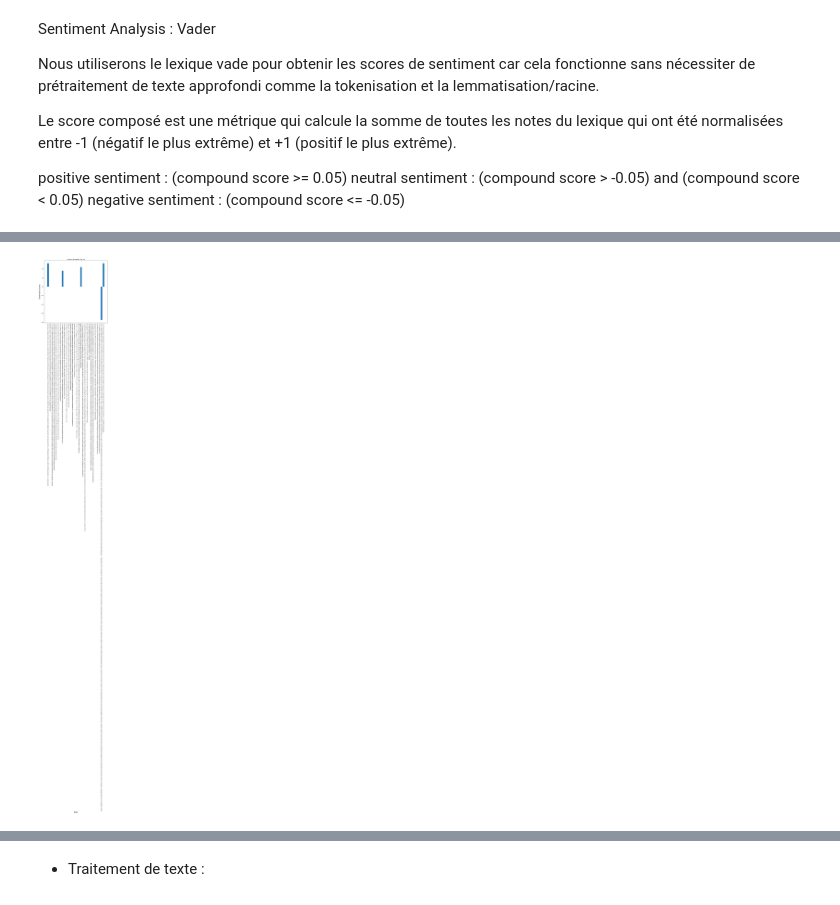
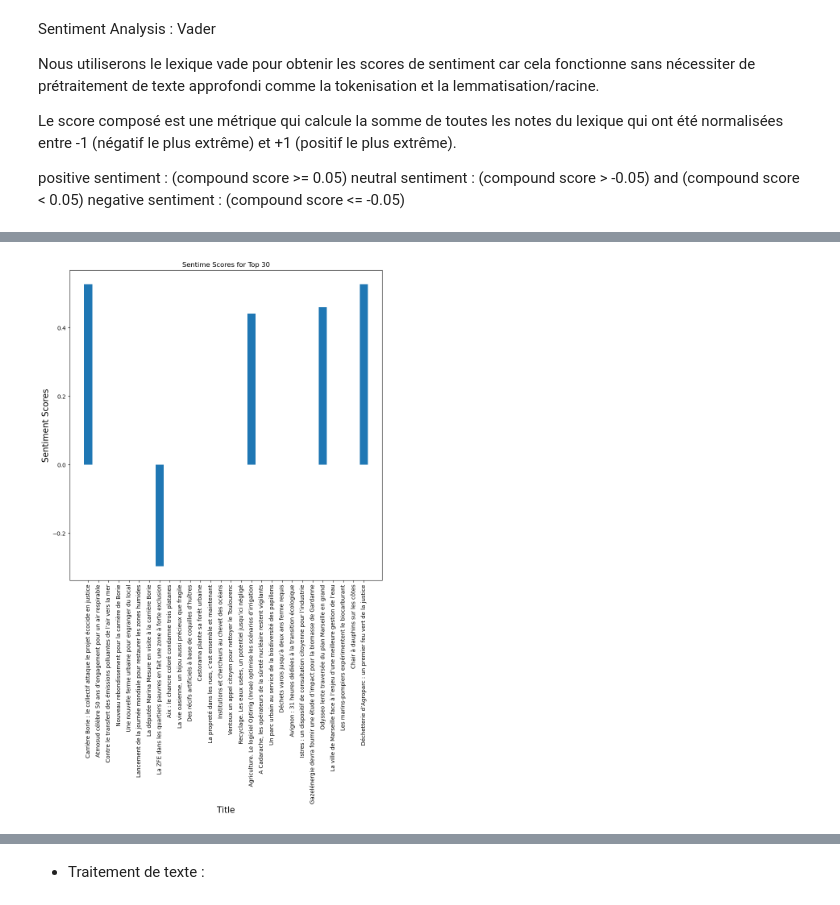
Before and after one commit to dataforgoodfr/quotaclimat, a Jupyter notebook: notebooks/NLP_sitemaps/nlp.ipynb, the cells around one changed output, grey strips where cells are left out. Saved outputs shown, nothing was run; the diff lists cells and outputs as text; code cells hidden in the pictures.

Commit message:
Update nlp.ipynb
Modification des sections et analyse des résultats de l'analyse de sentiment

```diff
--- a/notebooks/NLP_sitemaps/nlp.ipynb
+++ b/notebooks/NLP_sitemaps/nlp.ipynb
@@ -90,8 +97,6 @@ df.sample(100)
 - Colonnes inutiles
 
 - Concaténation titre et texte d'image
-# %%
-df=preprocess(df)
 # %%
 df.sample(10)
 # %% [output]
@@ -308,0 +265,4 @@ df_climat
+# %%
+msk = df['section'].apply(lambda x: not set(x).isdisjoint(climate_sections))
+
+df_climat = df[msk][["news_title", "section","media","image_caption"]]
@@ -316,3 +316,8 @@ Le score composé est une métrique qui calcule la somme de toutes les notes du
 positive sentiment : (compound score >= 0.05)
 neutral sentiment : (compound score > -0.05) and (compound score < 0.05)
 negative sentiment : (compound score <= -0.05)
+# %%
+def get_text(x):
+    return str(x).replace('&nbsp', '').replace('«;', '').replace(';»', '').replace('<br />', '').replace(';:', '')
+
+df_climat['news_title'] = df_climat['news_title'].apply(lambda row : get_text(row))
@@ -325,8 +350,7 @@ sid = SentimentIntensityAnalyzer()
 
 
 #assign compound scores for each ted talk
-df_climat['sentiment'] = df_climat['text'].map(lambda x: sid.polarity_scores(x)['compound'])
-
+df_climat['score'] = df_climat['news_title'].map(lambda x: sid.polarity_scores(x)['compound'])
 
 df_climat.head(10)
 # %% [output]
@@ -347,11 +371,11 @@ df_climat.head(10)
 # %%
 #viz of the polarity scores for top 30 talks
 fig = plt.figure(figsize=(10,10))
-plt.bar(df_climat.text.head(30),df_climat.sentiment.head(30))
+plt.bar(df_climat.news_title.head(30),df_climat.score.head(30))
 plt.xticks(rotation=90)
 plt.title('Sentime Scores for Top 30')
 plt.xlabel('Title', fontsize=15)
 plt.ylabel('Sentiment Scores', fontsize=15)
 plt.show()
 # %% [output]
-[figure, old version]
+[figure, new version]
```
Also changed, not shown: parts of 39 cells of this notebook.
